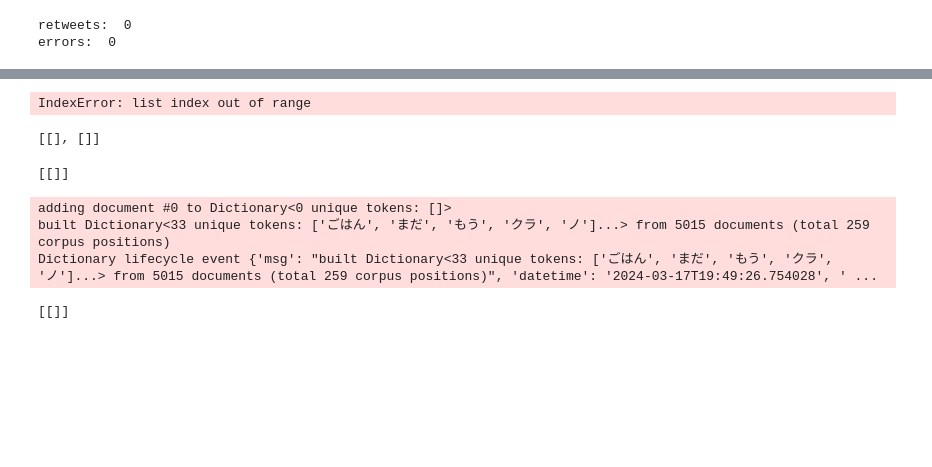
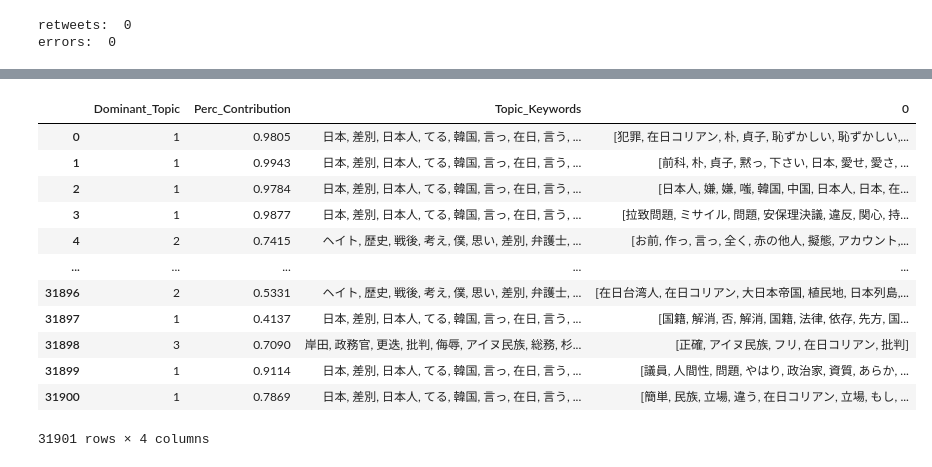
Before and after one commit to taylor-yamashita/japan-minority-twitter-nlp, a Jupyter notebook: thesis_lda.ipynb, the cells around one changed output, grey strips where cells are left out. Drawn from its saved outputs; the diff is of its cells as text; code cells hidden in the pictures; blank space fills up the shorter version.

```diff
--- a/thesis_lda.ipynb
+++ b/thesis_lda.ipynb
@@ -107,10 +95,9 @@ def load_from_csv(filename):
 # %%
-# train and save word2vec model for given year
-# data_name is id suffix to save lda model
-def run_lda(data_name, tweet_tokens, no_below=2):
+# train and save lda model for given year; data_name is id suffix to save lda model
+def run_lda(data_name, tweet_tokens, no_below=5, no_above=0.2):
     # set up dictionary
     dict = corpora.Dictionary(tweet_tokens)
-    dict.filter_extremes(no_below)
+    dict.filter_extremes(no_below, no_above)
     dict.compactify()
 
     # set up corpus
@@ -200,27 +243,0 @@ for i, row in enumerate(lda_z22[corpus_z22]):
-# %%
-# https://www.machinelearningplus.com/nlp/topic-modeling-gensim-python/
-def format_topics_sentences(lda, corpus, tweet_tokens):
-    sent_topics_df = pd.DataFrame()
-
-    # get main topic in each document
-    for i, row in enumerate(lda[corpus]):
-        print(len(row))
-        print(row)
-        # row = sorted(row, key=lambda x: (x[0]), reverse=True)
-        # for each document, get dominant topic, perc contribution and keywords
-        for j, (topic_num, prop_topic) in enumerate(row):
-            if j == 0:  # => dominant topic
-                wp = lda.show_topic(topic_num)
-                topic_keywords = ", ".join([word for word, prop in wp])
-                sent_topics_df = pd.concat([sent_topics_df,pd.Series([int(topic_num), round(prop_topic,4), topic_keywords])], ignore_index=True)
-            else:
-                break
-    sent_topics_df.columns = ['Dominant_Topic', 'Perc_Contribution', 'Topic_Keywords']
-
-    # add original text to the end of the output
-    contents = pd.Series(tweet_tokens)
-    # sent_topics_df = contents
-
-    # TODO: debug this line
-    sent_topics_df = pd.concat([sent_topics_df, contents], axis=1)
-    return(sent_topics_df)
@@ -317,6 +279,7 @@ saved save_lda_model_zainichi_2022
 # %%
 # analyze results
 examine_topics(lda_z22, dict_z22)
+analyze_train_test_results(lda_z22, train_corpus_z22, test_corpus_z22)
 analyze_overall_results(lda_z22, tweet_tokens_z22, dict_z22, corpus_z22)
 # %% [output]
 Topic #  1
@@ -350,23 +319,19 @@ Serving to http://127.0.0.1:8888/    [Ctrl-C to exit]
 stopping Server...
 # %%
-format_topics_sentences(lda_z22, corpus_z22, tweet_tokens_z22)
+topic_df_z22 = format_topics_sentences(lda_z22, corpus_z22, tweet_tokens_z22)
-# %% [output]
-IndexError: list index out of range
-# %%
-[[(dict_z22[id], freq) for id, freq in cp] for cp in corpus_z22[:2]]
-# %% [output]
-[[], []]
-# %%
-print(corpus_z22[:1])
-# %% [output]
-[[]]
-# %%
-id2word = corpora.Dictionary(tweet_tokens_z22)
-texts = tweet_tokens_z22
-corpus = [id2word.doc2bow(text) for text in texts]
-print(corpus[:1])
-# %% [output]
-adding document #0 to Dictionary<0 unique tokens: []>
-built Dictionary<33 unique tokens: ['ごはん', 'まだ', 'もう', 'クラ', 'ノ']...> from 5015 documents (total 259 corpus positions)
-Dictionary lifecycle event {'msg': "built Dictionary<33 unique tokens: ['ごはん', 'まだ', 'もう', 'クラ', 'ノ']...> from 5015 documents (total 259 corpus positions)", 'datetime': '2024-03-17T19:49:26.754028', ' ...
-[[]]
+# %%
+get_dominant_topics(topic_df_z22)
+# %% [output]
+|  | Dominant_Topic | Perc_Contribution | Topic_Keywords | 0 |
+| 0 | 1 | 0.9805 | 日本, 差別, 日本人, てる, 韓国, 言っ, 在日, 言う, ... | [犯罪, 在日コリアン, 朴, 貞子, 恥ずかしい, 恥ずかしい,... |
+| 1 | 1 | 0.9943 | 日本, 差別, 日本人, てる, 韓国, 言っ, 在日, 言う, ... | [前科, 朴, 貞子, 黙っ, 下さい, 日本, 愛せ, 愛さ, ... |
+| 2 | 1 | 0.9784 | 日本, 差別, 日本人, てる, 韓国, 言っ, 在日, 言う, ... | [日本人, 嫌, 嫌, 嗤, 韓国, 中国, 日本人, 日本, 在... |
+| 3 | 1 | 0.9877 | 日本, 差別, 日本人, てる, 韓国, 言っ, 在日, 言う, ... | [拉致問題, ミサイル, 問題, 安保理決議, 違反, 関心, 持... |
+| 4 | 2 | 0.7415 | ヘイト, 歴史, 戦後, 考え, 僕, 思い, 差別, 弁護士, ... | [お前, 作っ, 言っ, 全く, 赤の他人, 擬態, アカウント,... |
+| ... | ... | ... | ... | ... |
+| 31896 | 2 | 0.5331 | ヘイト, 歴史, 戦後, 考え, 僕, 思い, 差別, 弁護士, ... | [在日台湾人, 在日コリアン, 大日本帝国, 植民地, 日本列島,... |
+| 31897 | 1 | 0.4137 | 日本, 差別, 日本人, てる, 韓国, 言っ, 在日, 言う, ... | [国籍, 解消, 否, 解消, 国籍, 法律, 依存, 先方, 国... |
+| 31898 | 3 | 0.7090 | 岸田, 政務官, 更迭, 批判, 侮辱, アイヌ民族, 総務, 杉... | [正確, アイヌ民族, フリ, 在日コリアン, 批判] |
+| 31899 | 1 | 0.9114 | 日本, 差別, 日本人, てる, 韓国, 言っ, 在日, 言う, ... | [議員, 人間性, 問題, やはり, 政治家, 資質, あらか, ... |
+| 31900 | 1 | 0.7869 | 日本, 差別, 日本人, てる, 韓国, 言っ, 在日, 言う, ... | [簡単, 民族, 立場, 違う, 在日コリアン, 立場, もし, ... |
+31901 rows × 4 columns
```
Also changed, not shown: parts of 37 cells of this notebook.
